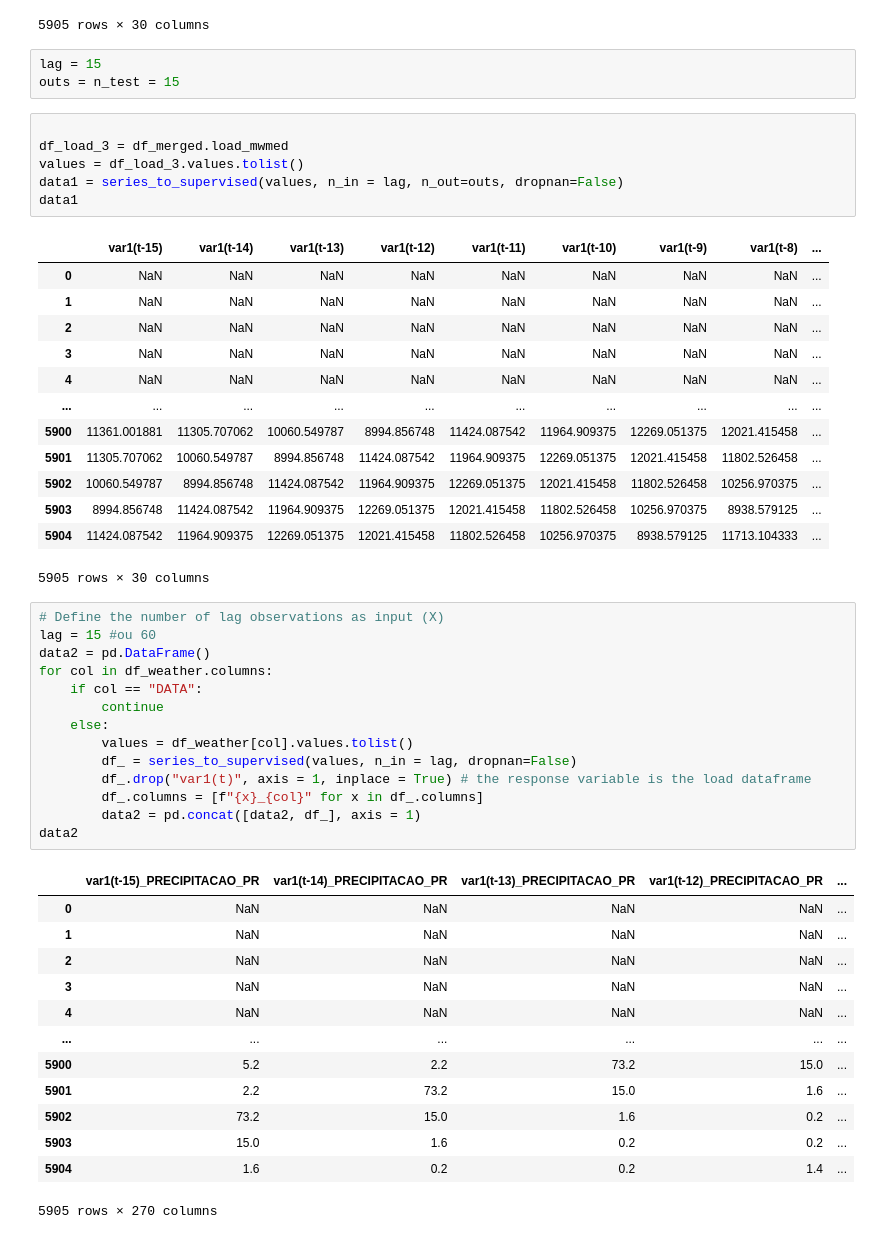
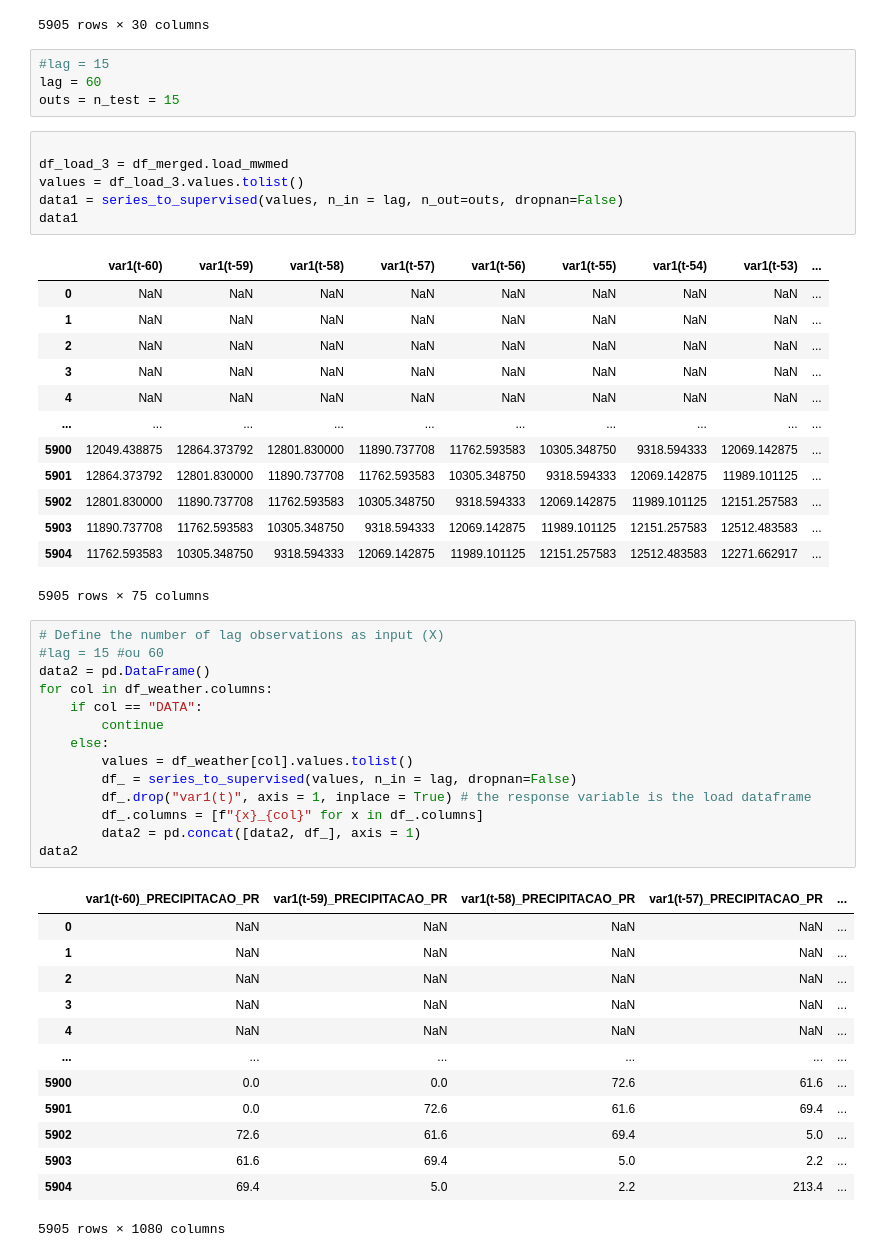
Before and after one commit to matheus-vizzotto/projecao_demanda_eletrica, a Jupyter notebook: lab/multivariate_lightgbm.ipynb, the cells around one changed output. Drawn from its saved outputs; the diff is of its cells as text.

```diff
--- a/lab/multivariate_lightgbm.ipynb
+++ b/lab/multivariate_lightgbm.ipynb
@@ -109,7 +109,8 @@ df_merged.load_mwmed = df_merged.load_mwmed.interpolate(method="linear")
 | 5904 | 11424.087542 | 11964.909375 | 12269.051375 | 12021.415458 | 11802.526458 | 10256.970375 | 8938.579125 | 11713.104333 | ... |
 5905 rows × 30 columns
 # %%
-lag = 15
+#lag = 15
+lag = 60
 outs = n_test = 15
 # %%
 
@@ -118,46 +119,46 @@ values = df_load_3.values.tolist()
 data1 = series_to_supervised(values, n_in = lag, n_out=outs, dropnan=False)
 data1
 # %% [output]
-|  | var1(t-15) | var1(t-14) | var1(t-13) | var1(t-12) | var1(t-11) | var1(t-10) | var1(t-9) | var1(t-8) | ... |
+|  | var1(t-60) | var1(t-59) | var1(t-58) | var1(t-57) | var1(t-56) | var1(t-55) | var1(t-54) | var1(t-53) | ... |
 | 0 | NaN | NaN | NaN | NaN | NaN | NaN | NaN | NaN | ... |
 | 1 | NaN | NaN | NaN | NaN | NaN | NaN | NaN | NaN | ... |
 | 2 | NaN | NaN | NaN | NaN | NaN | NaN | NaN | NaN | ... |
 | 3 | NaN | NaN | NaN | NaN | NaN | NaN | NaN | NaN | ... |
 | 4 | NaN | NaN | NaN | NaN | NaN | NaN | NaN | NaN | ... |
 | ... | ... | ... | ... | ... | ... | ... | ... | ... | ... |
-| 5900 | 11361.001881 | 11305.707062 | 10060.549787 | 8994.856748 | 11424.087542 | 11964.909375 | 12269.051375 | 12021.415458 | ... |
-| 5901 | 11305.707062 | 10060.549787 | 8994.856748 | 11424.087542 | 11964.909375 | 12269.051375 | 12021.415458 | 11802.526458 | ... |
-| 5902 | 10060.549787 | 8994.856748 | 11424.087542 | 11964.909375 | 12269.051375 | 12021.415458 | 11802.526458 | 10256.970375 | ... |
-| 5903 | 8994.856748 | 11424.087542 | 11964.909375 | 12269.051375 | 12021.415458 | 11802.526458 | 10256.970375 | 8938.579125 | ... |
-| 5904 | 11424.087542 | 11964.909375 | 12269.051375 | 12021.415458 | 11802.526458 | 10256.970375 | 8938.579125 | 11713.104333 | ... |
+| 5900 | 12049.438875 | 12864.373792 | 12801.830000 | 11890.737708 | 11762.593583 | 10305.348750 | 9318.594333 | 12069.142875 | ... |
+| 5901 | 12864.373792 | 12801.830000 | 11890.737708 | 11762.593583 | 10305.348750 | 9318.594333 | 12069.142875 | 11989.101125 | ... |
+| 5902 | 12801.830000 | 11890.737708 | 11762.593583 | 10305.348750 | 9318.594333 | 12069.142875 | 11989.101125 | 12151.257583 | ... |
+| 5903 | 11890.737708 | 11762.593583 | 10305.348750 | 9318.594333 | 12069.142875 | 11989.101125 | 12151.257583 | 12512.483583 | ... |
+| 5904 | 11762.593583 | 10305.348750 | 9318.594333 | 12069.142875 | 11989.101125 | 12151.257583 | 12512.483583 | 12271.662917 | ... |
-5905 rows × 30 columns
+5905 rows × 75 columns
 # %%
 # Define the number of lag observations as input (X)
-lag = 15 #ou 60
+#lag = 15 #ou 60
 data2 = pd.DataFrame()
 for col in df_weather.columns:
     if col == "DATA":
         continue
     else:
         values = df_weather[col].values.tolist()
         df_ = series_to_supervised(values, n_in = lag, dropnan=False)
         df_.drop("var1(t)", axis = 1, inplace = True) # the response variable is the load dataframe
         df_.columns = [f"{x}_{col}" for x in df_.columns]
         data2 = pd.concat([data2, df_], axis = 1)
 data2
 # %% [output]
-|  | var1(t-15)_PRECIPITACAO_PR | var1(t-14)_PRECIPITACAO_PR | var1(t-13)_PRECIPITACAO_PR | var1(t-12)_PRECIPITACAO_PR | ... |
+|  | var1(t-60)_PRECIPITACAO_PR | var1(t-59)_PRECIPITACAO_PR | var1(t-58)_PRECIPITACAO_PR | var1(t-57)_PRECIPITACAO_PR | ... |
 | 0 | NaN | NaN | NaN | NaN | ... |
 | 1 | NaN | NaN | NaN | NaN | ... |
 | 2 | NaN | NaN | NaN | NaN | ... |
 | 3 | NaN | NaN | NaN | NaN | ... |
 | 4 | NaN | NaN | NaN | NaN | ... |
 | ... | ... | ... | ... | ... | ... |
-| 5900 | 5.2 | 2.2 | 73.2 | 15.0 | ... |
-| 5901 | 2.2 | 73.2 | 15.0 | 1.6 | ... |
-| 5902 | 73.2 | 15.0 | 1.6 | 0.2 | ... |
-| 5903 | 15.0 | 1.6 | 0.2 | 0.2 | ... |
-| 5904 | 1.6 | 0.2 | 0.2 | 1.4 | ... |
+| 5900 | 0.0 | 0.0 | 72.6 | 61.6 | ... |
+| 5901 | 0.0 | 72.6 | 61.6 | 69.4 | ... |
+| 5902 | 72.6 | 61.6 | 69.4 | 5.0 | ... |
+| 5903 | 61.6 | 69.4 | 5.0 | 2.2 | ... |
+| 5904 | 69.4 | 5.0 | 2.2 | 213.4 | ... |
-5905 rows × 270 columns
+5905 rows × 1080 columns
 # %%
 df_weather_load = pd.concat([data2, data1], axis = 1)
```
Also changed, not shown: parts of 4 cells of this notebook, 5 other files.
